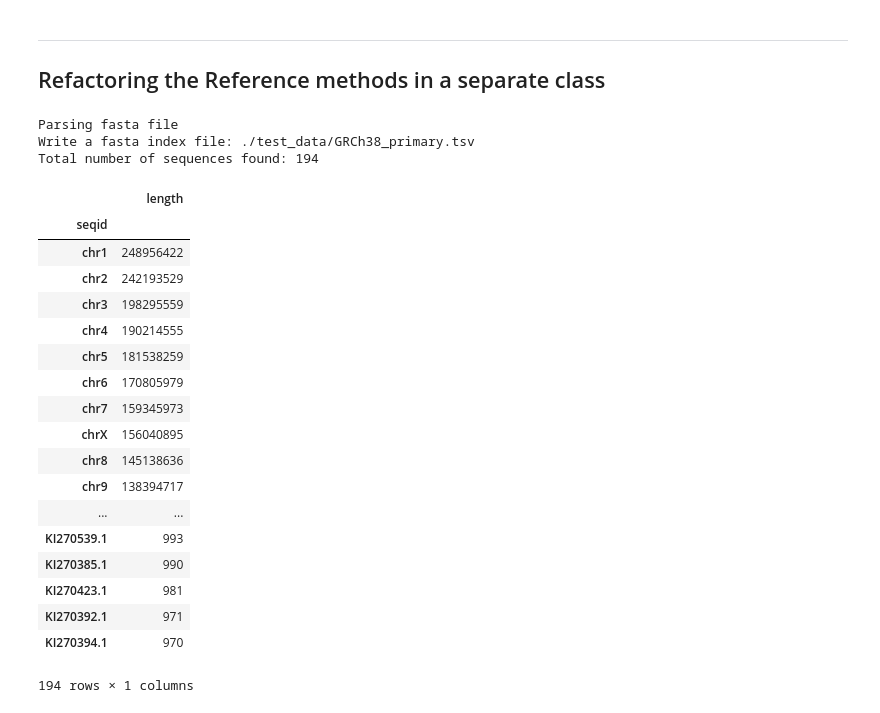
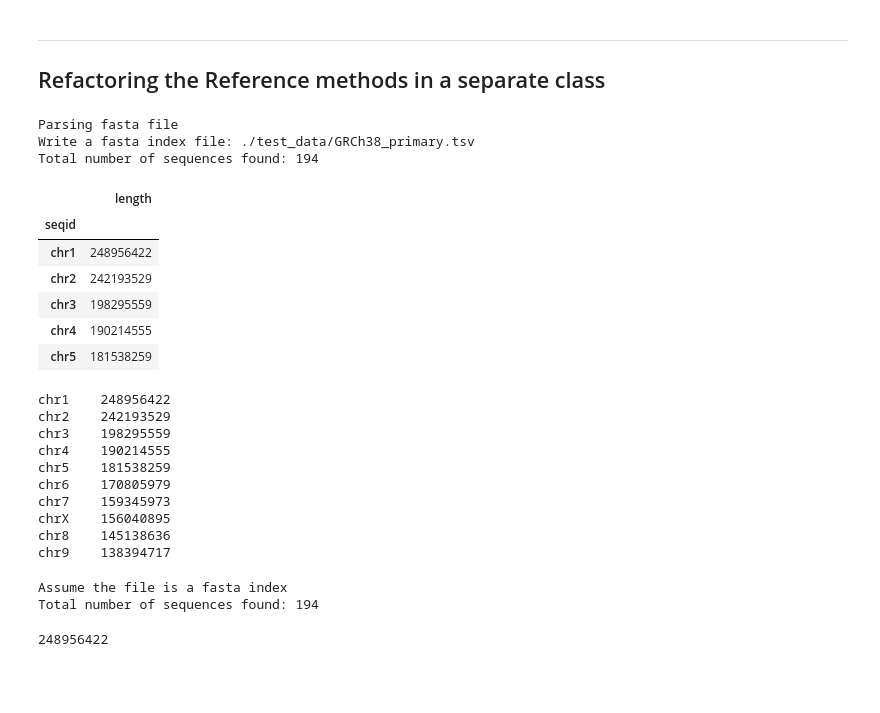
Before and after one commit to a-slide/JupyterGenoViewer, a Jupyter notebook: JGV_Dev_Notebook.ipynb, the cells around one changed output. Saved outputs shown, nothing was run; the diff lists cells and outputs as text; code cells hidden in the pictures; blank space fills up the shorter version.

```diff
--- a/JGV_dev_notebook.ipynb
+++ b/JGV_Dev_Notebook.ipynb
@@ -1943,7 +1944,7 @@ class Reference(object):
             # Write the index in a file for quicker loading next time
             index_file = "{}/{}.tsv".format(dir_path(fp), file_basename(fp))
             if self.verbose: print ("Write a fasta index file: {}".format(index_file))
-            self.seq_list.to_csv(index_file, sep="\t", header=False, index=False, quoting=csv.QUOTE_NONE)
+            self.seq_list.to_csv(index_file, sep="\t", header=False, index=True, quoting=csv.QUOTE_NONE)
 
         # In the case the file is not in fasta format, try to parse it as a 2 columns tabulated file with seqid and length for each sequence
         else:
@@ -1963,32 +1964,44 @@ class Reference(object):
         for k,v in sorted_d.items():
             msg+="\t{}\t{}\n".format(k, v)
         return (msg)
+
+    def get_seqid_len (self, seqid):
+        """ Return the length of a given seqid"""
+        return self.seq_list.loc[seqid]["length"]
 # %%
 a = Reference("./test_data/GRCh38_primary.fa.gz", verbose =True)
-a.seq_list
+a.seq_list.head()
 # %% [output]
 Parsing fasta file
 Write a fasta index file: ./test_data/GRCh38_primary.tsv
 Total number of sequences found: 194
 |  | length |
 | seqid |  |
 | chr1 | 248956422 |
 | chr2 | 242193529 |
 | chr3 | 198295559 |
 | chr4 | 190214555 |
 | chr5 | 181538259 |
-| chr6 | 170805979 |
-| chr7 | 159345973 |
-| chrX | 156040895 |
-| chr8 | 145138636 |
-| chr9 | 138394717 |
-| ... | ... |
-| KI270539.1 | 993 |
-| KI270385.1 | 990 |
-| KI270423.1 | 981 |
-| KI270392.1 | 971 |
-| KI270394.1 | 970 |
-194 rows × 1 columns
+# %%
+h ("./test_data/GRCh38_primary.tsv")
+# %% [output]
+chr1    248956422
+chr2    242193529
+chr3    198295559
+chr4    190214555
+chr5    181538259
+chr6    170805979
+chr7    159345973
+chrX    156040895
+chr8    145138636
+chr9    138394717
+# %%
+a = Reference("./test_data/GRCh38_primary.tsv", verbose =True)
+a.get_seqid_len("chr1")
+# %% [output]
+Assume the file is a fasta index
+Total number of sequences found: 194
+248956422
 # %%
 print("Extract fasta and create fai index to test index mode")
 !gunzip -c ./test_data/GRCh38_primary.fa.gz > ./test_data/GRCh38_primary.fa
```
Also changed, not shown: parts of 13 cells of this notebook, 7 other files.
